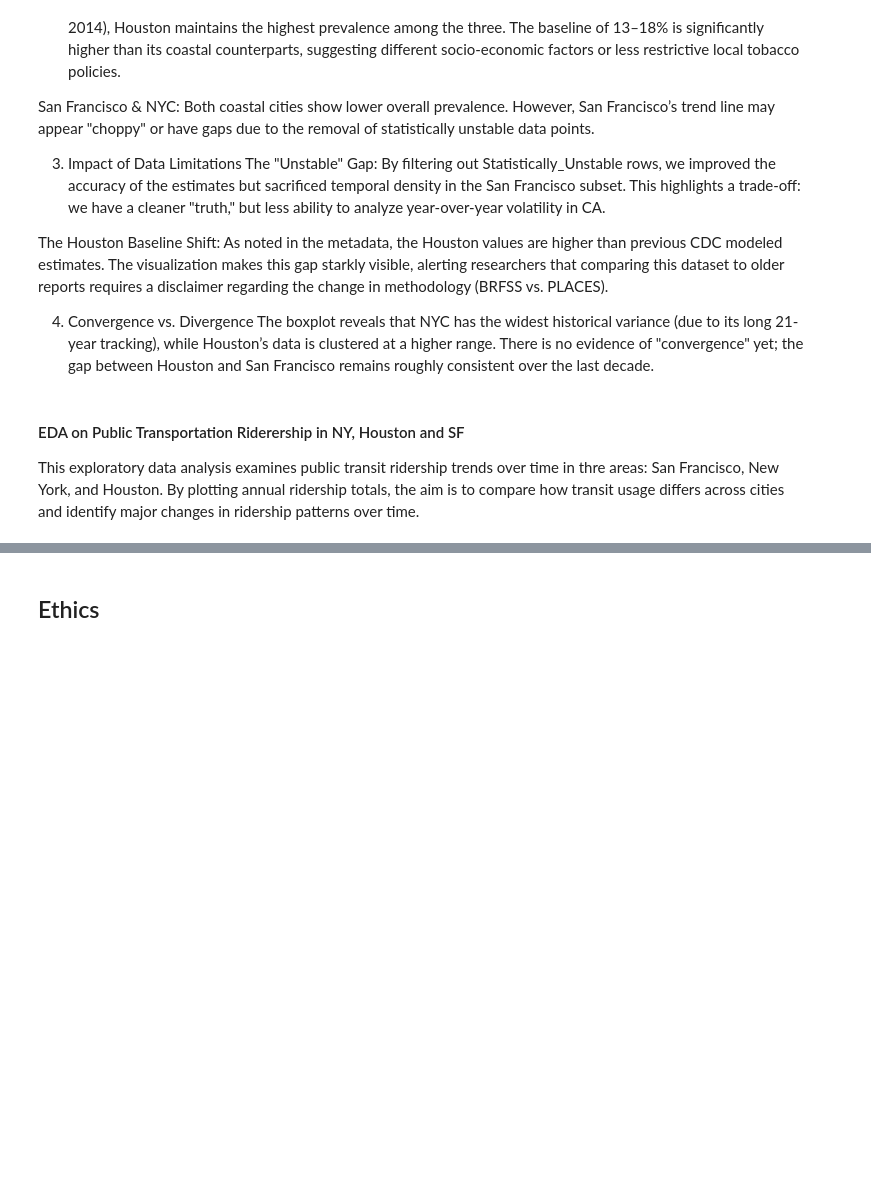
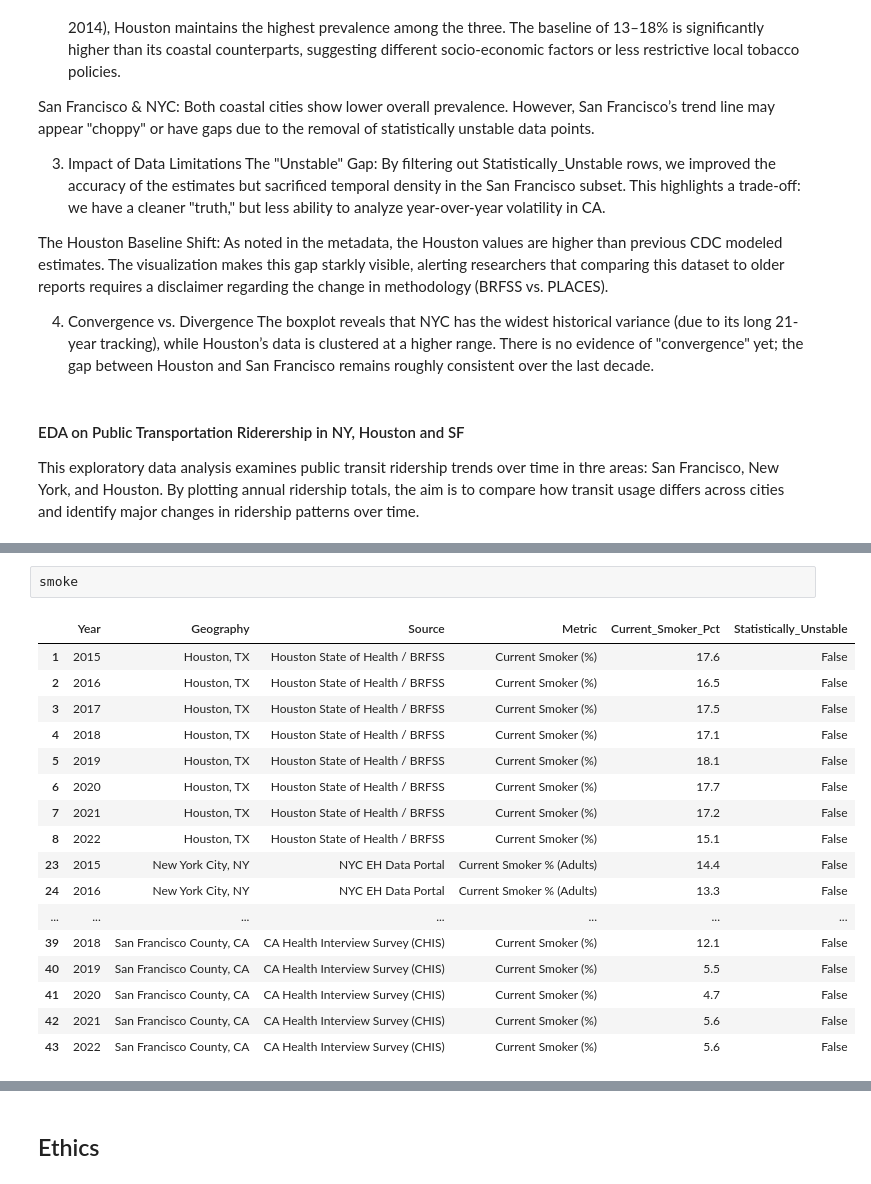
Before and after one commit to COGS108/Group026_WI26, a Jupyter notebook: 02-EDACheckpoint.ipynb, the cells around one changed output, grey strips where cells are left out. Saved outputs shown, nothing was run; the diff lists cells and outputs as text; blank space fills up the shorter version.

Commit message:
merge datasets, missing smoking data

```diff
--- a/02-EDACheckpoint.ipynb
+++ b/02-EDACheckpoint.ipynb
@@ -1445,0 +1892,20 @@ plt.show()
+# %%
+smoke
+# %% [output]
+|  | Year | Geography | Source | Metric | Current_Smoker_Pct | Statistically_Unstable |
+| 1 | 2015 | Houston, TX | Houston State of Health / BRFSS | Current Smoker (%) | 17.6 | False |
+| 2 | 2016 | Houston, TX | Houston State of Health / BRFSS | Current Smoker (%) | 16.5 | False |
+| 3 | 2017 | Houston, TX | Houston State of Health / BRFSS | Current Smoker (%) | 17.5 | False |
+| 4 | 2018 | Houston, TX | Houston State of Health / BRFSS | Current Smoker (%) | 17.1 | False |
+| 5 | 2019 | Houston, TX | Houston State of Health / BRFSS | Current Smoker (%) | 18.1 | False |
+| 6 | 2020 | Houston, TX | Houston State of Health / BRFSS | Current Smoker (%) | 17.7 | False |
+| 7 | 2021 | Houston, TX | Houston State of Health / BRFSS | Current Smoker (%) | 17.2 | False |
+| 8 | 2022 | Houston, TX | Houston State of Health / BRFSS | Current Smoker (%) | 15.1 | False |
+| 23 | 2015 | New York City, NY | NYC EH Data Portal | Current Smoker % (Adults) | 14.4 | False |
+| 24 | 2016 | New York City, NY | NYC EH Data Portal | Current Smoker % (Adults) | 13.3 | False |
+| ... | ... | ... | ... | ... | ... | ... |
+| 39 | 2018 | San Francisco County, CA | CA Health Interview Survey (CHIS) | Current Smoker (%) | 12.1 | False |
+| 40 | 2019 | San Francisco County, CA | CA Health Interview Survey (CHIS) | Current Smoker (%) | 5.5 | False |
+| 41 | 2020 | San Francisco County, CA | CA Health Interview Survey (CHIS) | Current Smoker (%) | 4.7 | False |
+| 42 | 2021 | San Francisco County, CA | CA Health Interview Survey (CHIS) | Current Smoker (%) | 5.6 | False |
+| 43 | 2022 | San Francisco County, CA | CA Health Interview Survey (CHIS) | Current Smoker (%) | 5.6 | False |
```
Also changed, not shown: parts of 50 cells of this notebook.
